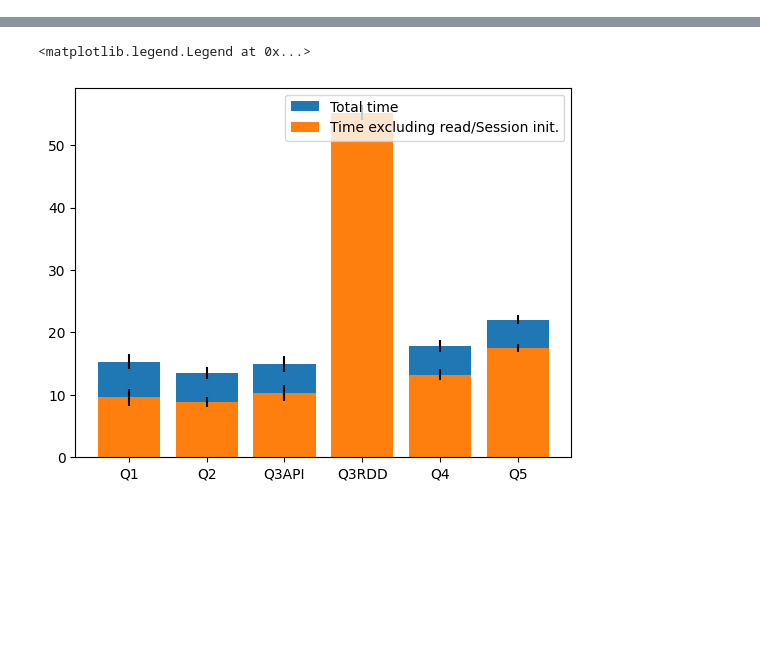
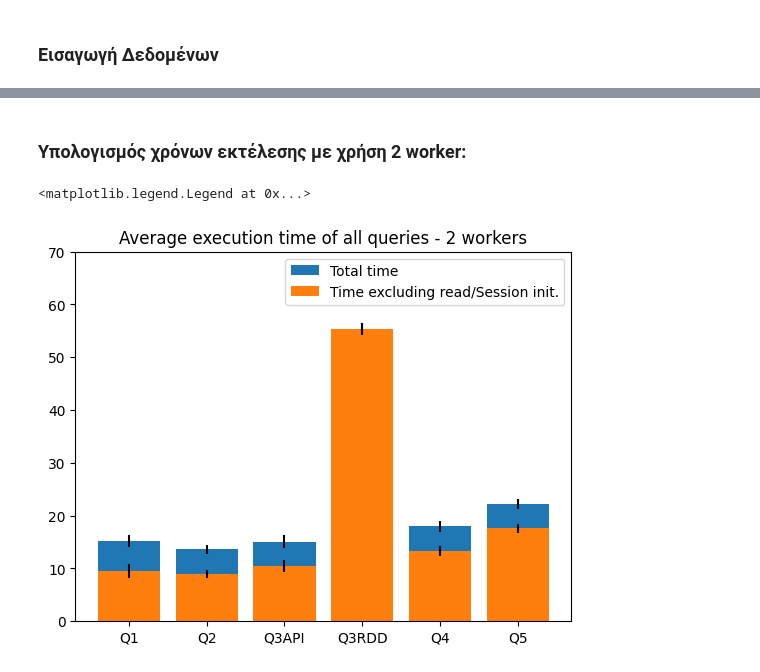
Before and after one commit to JDnikolo/AdvDB-spark-project, a Jupyter notebook: Code/check_times.ipynb, the cells around one changed output, grey strips where cells are left out. Saved outputs shown, nothing was run; the diff lists cells and outputs as text; code cells hidden in the pictures; blank space fills up the shorter version.

```diff
--- a/Code/check_times.ipynb
+++ b/Code/check_times.ipynb
@@ -1,3 +1,5 @@
+# %% [markdown]
+### Εισαγωγή Δεδομένων
 # %%
 import matplotlib.pyplot as plt
 import numpy as np
@@ -14,20 +16,23 @@ res.head()
 | 2 | 2022-12-05 17:12:54.801442 | 13.634023 | 9.138589 | 11.395861 | 7.138965 | 12.752657 | 8.278484 | 53.902633 | ... |
 | 3 | 2022-12-05 17:42:54.901519 | 13.918021 | 9.182426 | 12.178711 | 7.741117 | 13.033265 | 8.755395 | 54.402882 | ... |
 | 4 | 2022-12-05 18:12:55.001658 | 15.381623 | 9.220688 | 11.783943 | 7.491838 | 13.063667 | 8.597147 | 53.265701 | ... |
+# %% [markdown]
+### Υπολογισμός χρόνων εκτέλεσης με χρήση 2 worker:
 # %%
 ress=res.drop(["execTime","Q1postRead","Q2postRead",'Q3APIpostRead',
     'Q3RDDpostRead',"Q4postRead","Q5postRead"],axis=1)
 meant = ress.mean()
 stdt = ress.std()
 ress=res.drop(["execTime","Q1total","Q2total",'Q3APItotal',
     'Q3RDDtotal',"Q4total","Q5total"],axis=1)
 meanar = ress.mean()
 stdar = ress.std()
+labels = ["Q1","Q2","Q3API","Q3RDD","Q4","Q5",]
+plt.bar(labels,meant,yerr=stdt,label="Total time")
+plt.bar(labels,meanar,yerr=stdar,label="Time excluding read/Session init.")
+plt.title("Average execution time of all queries - 2 workers")
+plt.ylim(0,70)
+plt.legend()
+# %% [output]
+<matplotlib.legend.Legend at 0x...>
+[figure, added]
-# %%
-labels = ["Q1","Q2","Q3API","Q3RDD","Q4","Q5",]
-plt.bar(labels,meant,yerr=stdt,label="Total time")
-plt.bar(labels,meanar,yerr=stdar,label="Time excluding read/Session init.")
-plt.legend()
-# %% [output]
-<matplotlib.legend.Legend at 0x...>
-[figure, removed]
```
Also changed, not shown: parts of 11 cells of this notebook, 3 other files.
